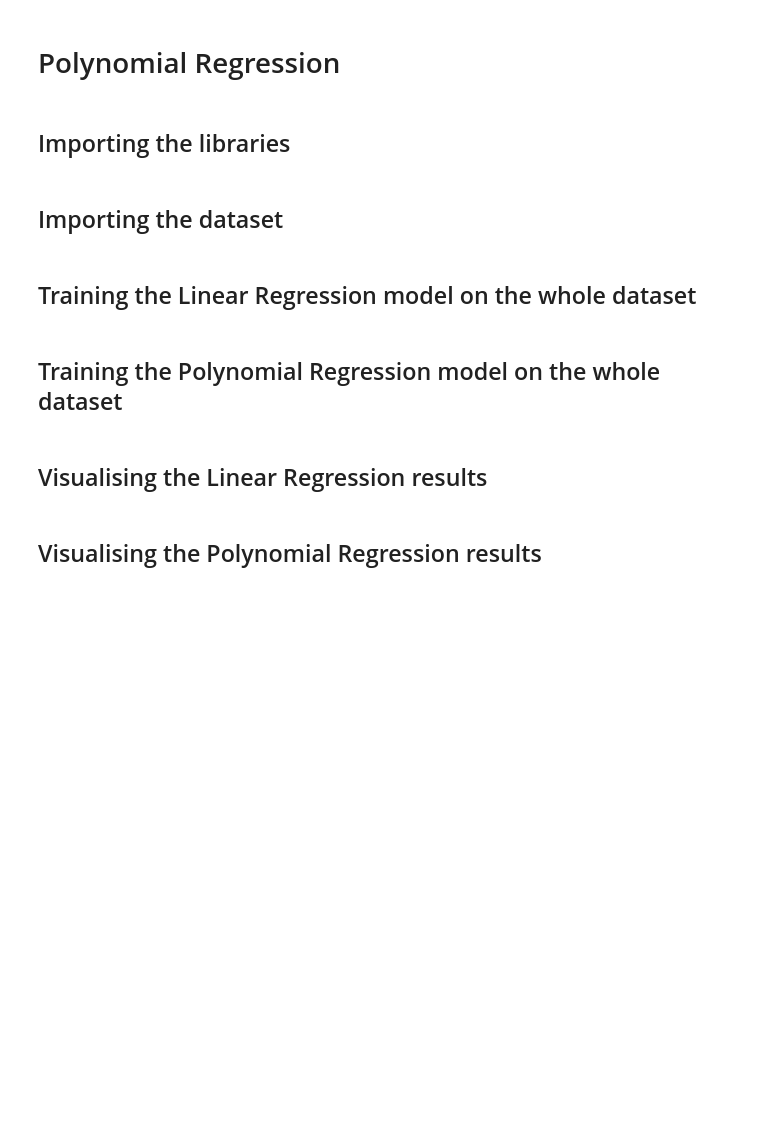
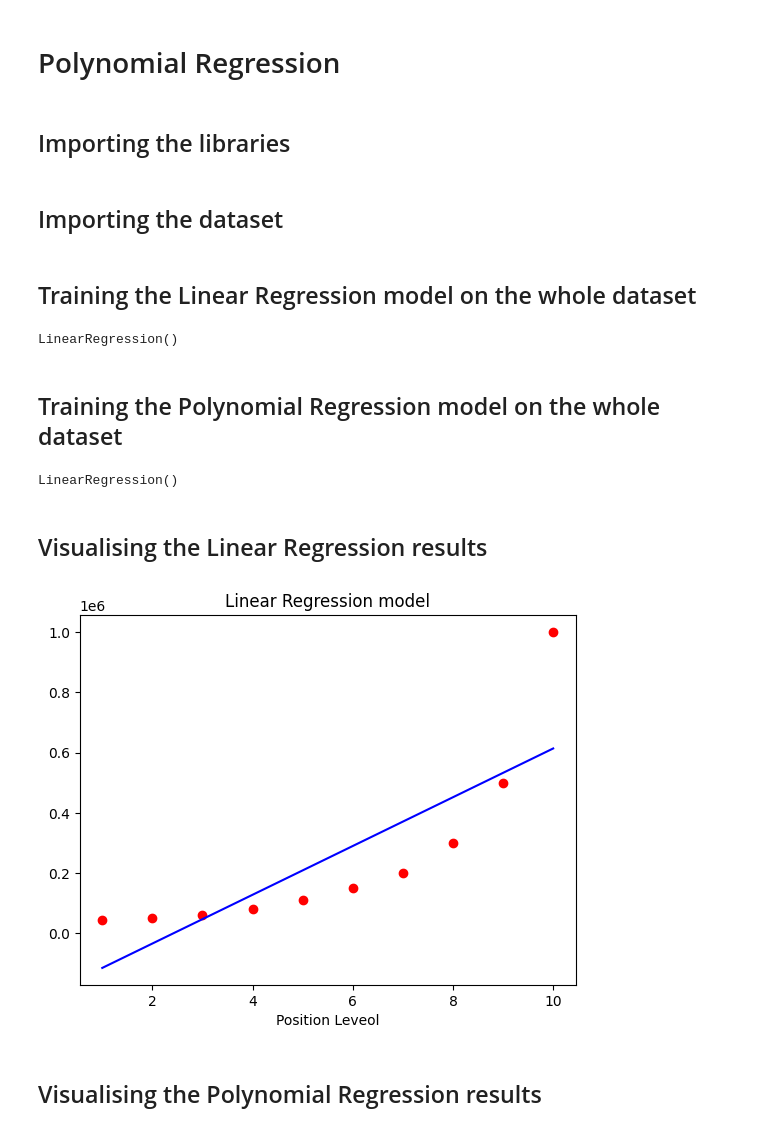
Before and after one commit to jai-sundaram/ml_tutorial, a Jupyter notebook: my_polynomial_regression.ipynb, the cells around one changed output. Saved outputs shown, nothing was run; the diff lists cells and outputs as text; code cells hidden in the pictures; blank space fills up the shorter version.

Commit message:
Created visualizations

```diff
--- a/my_polynomial_regression.ipynb
+++ b/my_polynomial_regression.ipynb
@@ -7,10 +21,61 @@
 # %% [markdown]
 ## Importing the dataset
+# %%
+dataset = pd.read_csv('/content/Position_Salaries.csv')
+#in this case, we don't need the first index because it is the same thing as the second column, which basically provides a numerical index/level for each position
+X = dataset.iloc[:,1:-1]
+y = dataset.iloc[:,-1]
 # %% [markdown]
 ## Training the Linear Regression model on the whole dataset
+# %%
+from sklearn.linear_model import LinearRegression
+#creating a linear regressor object
+linreg = LinearRegression()
+linreg.fit(X,y)
+#building the polynomial regression model
+#will build a multiple linea regression model, but instead of having multiple features like x1,x2,x3...
+#instead we will have x1, x1^2, x1^n as the features
+#process of building this model in python:
+#construct a matrix of features but of x1, x1^2, x1^n etc.
+#this matrix will be called xpoly
+#then, we will create a linear regressor object to integrate these powered featuers in this new linear regressor
+# %% [output]
+LinearRegression()
 # %% [markdown]
 ## Training the Polynomial Regression model on the whole dataset
+# %%
+#first, like said, we will create this matrix of powered features
+from sklearn.preprocessing import PolynomialFeatures
+#creating the matrix now
+#starting off with n, or powert of 2,
+#so right now equation would be: y= b0 + b1x1 + b2(x1)^2
+poly_reg = PolynomialFeatures(degree = 2)
+#need to transform the simple matrix of features only containing x1 (just the level column), to a matrix that has x1 as first feature, and x1^2 as second feature
+#input the matrix of features that we want to transform
+#save it to a new varianle
+X_poly = poly_reg.fit_transform(X)
+#nnow, we need to buiild a linear regression model that will integrate the features into the new equation
+linreg2 = LinearRegression()
+#this new model is trained on the matrix that has variables with higher powers
+linreg2.fit(X_poly, y)
+# %% [output]
+LinearRegression()
 # %% [markdown]
 ## Visualising the Linear Regression results
+# %%
+#first, we are going to graph the different points containing the real results (real position levels and salaries)
+plt.scatter(X,y, color='red')
+#now plootting the linear regression line
+#x coordinate is X, the matrix of independent variables, y is the predicted salaries
+plt.plot(X, linreg.predict(X), color = 'blue')
+#adding title, xlabel, ylabel, then display it
+plt.title('Linear Regression model')
+plt.xlabel('Position Leveol')
+plt.ylabel('')
+#showing the graph
+plt.show()
+#we can see the linear model is not well adapted to the model
+# %% [output]
+[figure, added]
 # %% [markdown]
 ## Visualising the Polynomial Regression results
```
Also changed, not shown: parts of 4 cells of this notebook.
